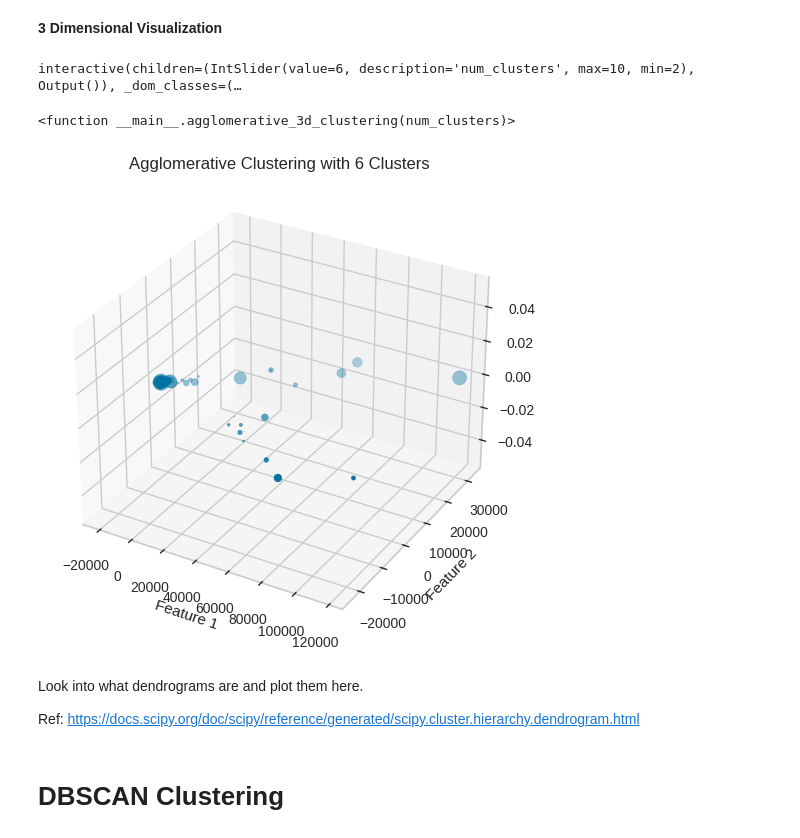
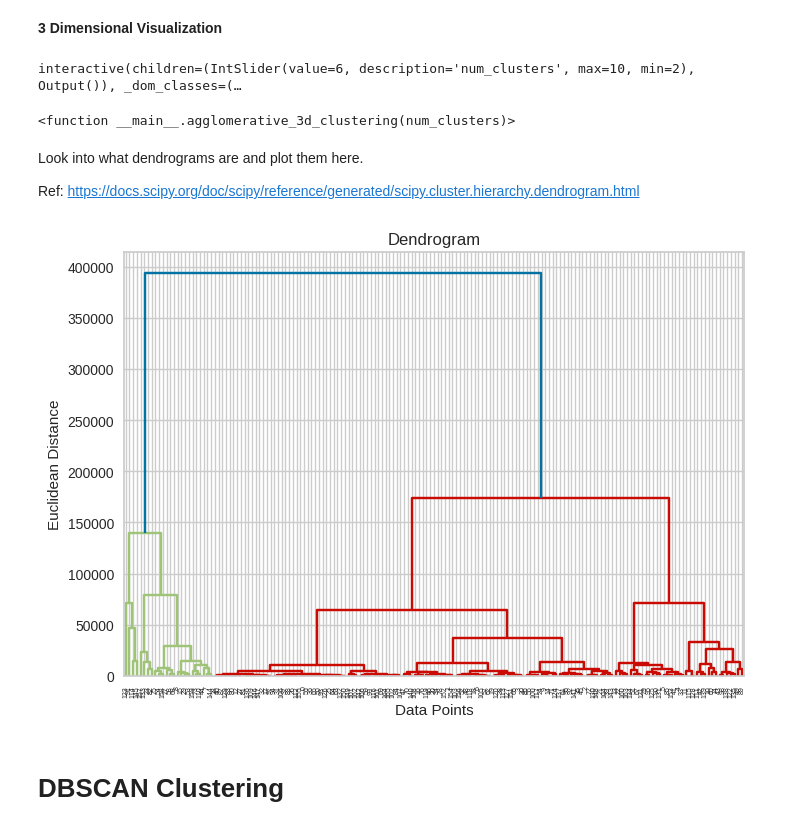
Before and after one commit to nityawastaken/Synapse_LP, a Jupyter notebook: nitya_Task_3_.ipynb, the cells around one changed output. Saved outputs shown, nothing was run; the diff lists cells and outputs as text; code cells hidden in the pictures.

```diff
--- a/nitya_Task_3_.ipynb
+++ b/nitya_Task_3_.ipynb
@@ -345,14 +370,13 @@ def agglomerative_3d_clustering(num_clusters):
     plt.title(f'Agglomerative Clustering with {num_clusters} Clusters')
     plt.xlabel('Feature 1')
     plt.ylabel('Feature 2')
-    plt.zlabel('Feature 3')
+    # plt.zlabel('Feature 3')
     plt.show()
 
 interact(agglomerative_3d_clustering, num_clusters=(2, 10,1 )) # fill here
 # %% [output]
 interactive(children=(IntSlider(value=6, description='num_clusters', max=10, min=2), Output()), _dom_classes=(…
 <function __main__.agglomerative_3d_clustering(num_clusters)>
-[figure, removed]
 # %% [markdown]
 Look into what dendrograms are and plot them here.
 
@@ -362,3 +384,18 @@ Ref: https://docs.scipy.org/doc/scipy/reference/generated/scipy.cluster.hierarch
+# %%
+# code here
+# Import the necessary library
+import scipy.cluster.hierarchy as sch
+
+# Create the dendrogram
+dendrogram = sch.dendrogram(sch.linkage(data_pca, method='ward'))
+
+# Add labels and title
+plt.title('Dendrogram')
+plt.xlabel('Data Points')
+plt.ylabel('Euclidean Distance')#measuring the distance with a ruler.
+plt.show()
+# %% [output]
+[figure, added]
 # %% [markdown]
 # DBSCAN Clustering
 # %% [markdown]
```
Also changed, not shown: parts of 10 cells of this notebook.
